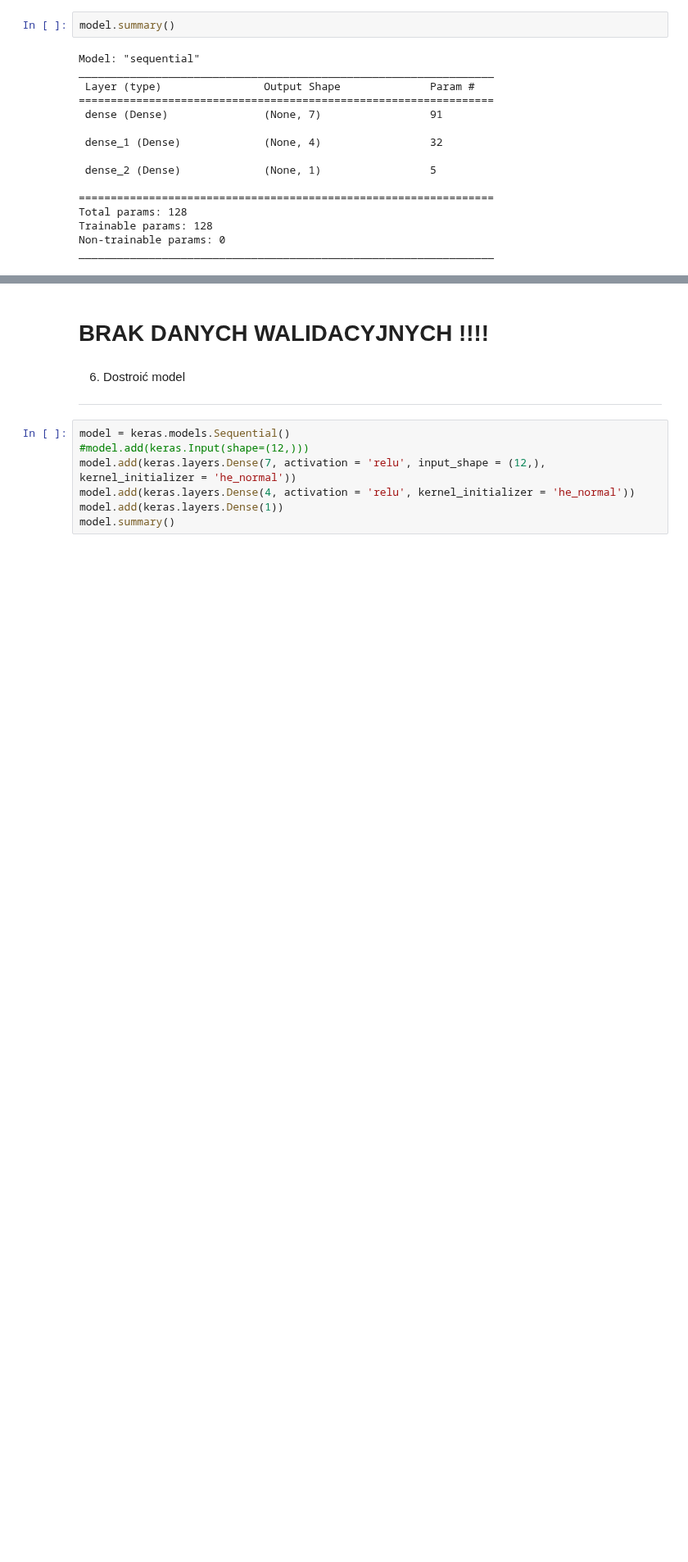
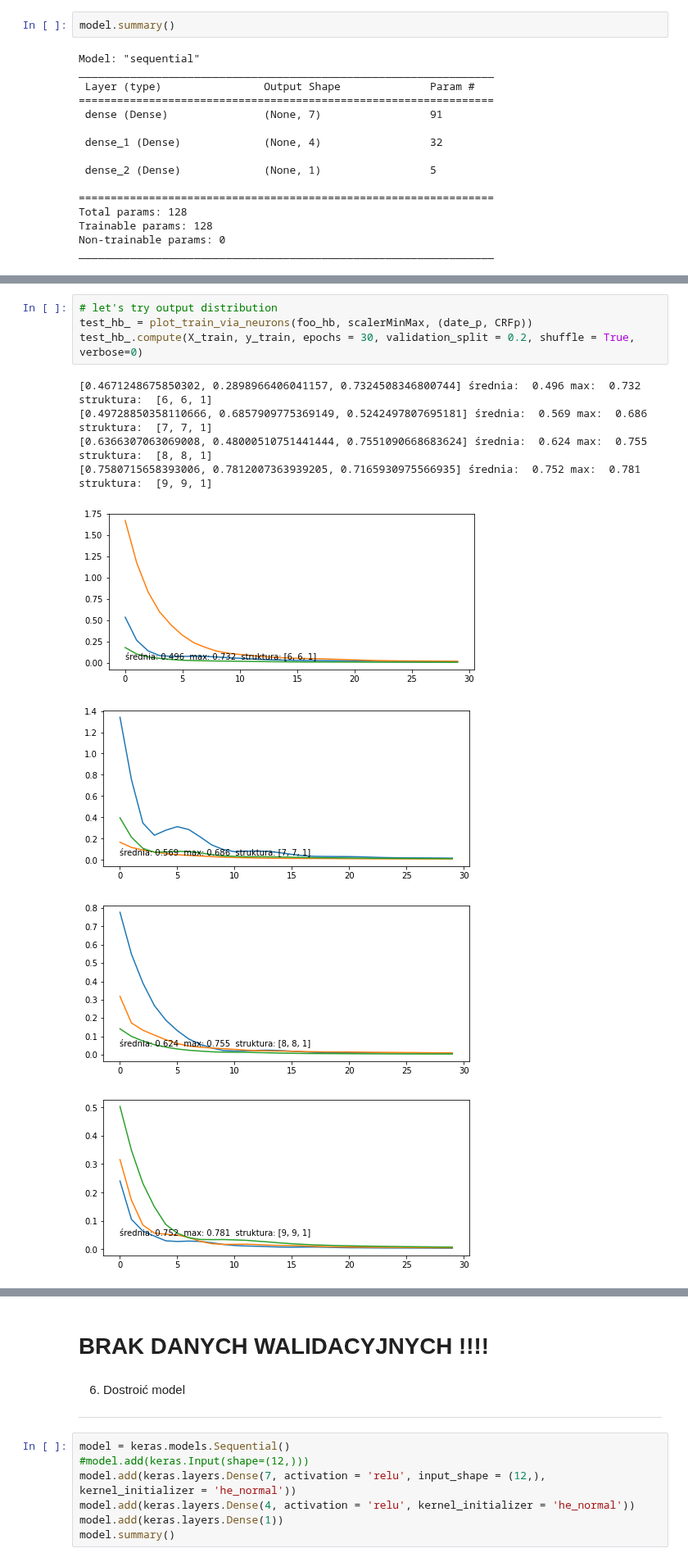
Before and after one commit to d-jus/tf_pipeline, a Jupyter notebook: SSN CRF - p & CRF - m.ipynb, the cells around one changed output, grey strips where cells are left out. Shown at 82% size. Saved outputs shown, nothing was run; the diff lists cells and outputs as text; blank space fills up the shorter version.

```diff
--- a/SSN CRF - p & CRF - m.ipynb
+++ b/SSN CRF - p & CRF - m.ipynb
@@ -288,0 +326,13 @@ test_.compute(X_train, y_train, epochs = 30, validation_split = 0.2, shuffle = T
+# %%
+# let's try output distribution
+test_hb_ = plot_train_via_neurons(foo_hb, scalerMinMax, (date_p, CRFp))
+test_hb_.compute(X_train, y_train, epochs = 30, validation_split = 0.2, shuffle = True, verbose=0)
+# %% [output]
+[0.4671248675850302, 0.2898966406041157, 0.7324508346800744] średnia:  0.496 max:  0.732 struktura:  [6, 6, 1]
+[0.49728850358110666, 0.6857909775369149, 0.5242497807695181] średnia:  0.569 max:  0.686 struktura:  [7, 7, 1]
+[0.6366307063069008, 0.48000510751441444, 0.7551090668683624] średnia:  0.624 max:  0.755 struktura:  [8, 8, 1]
+[0.7580715658393006, 0.7812007363939205, 0.7165930975566935] średnia:  0.752 max:  0.781 struktura:  [9, 9, 1]
+[figure, added]
+[figure, added]
+[figure, added]
+[figure, added]
```
Also changed, not shown: parts of 33 cells of this notebook.
